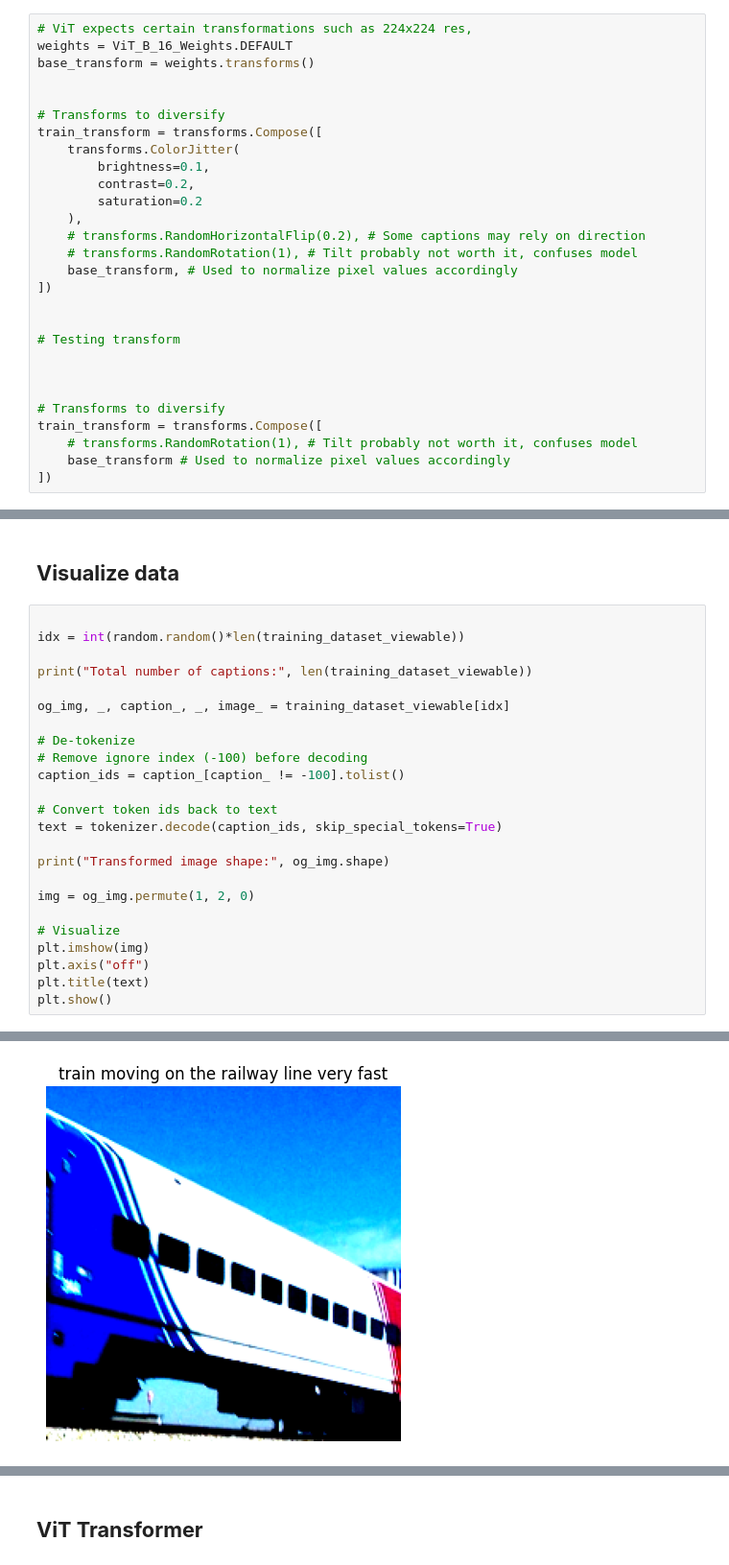
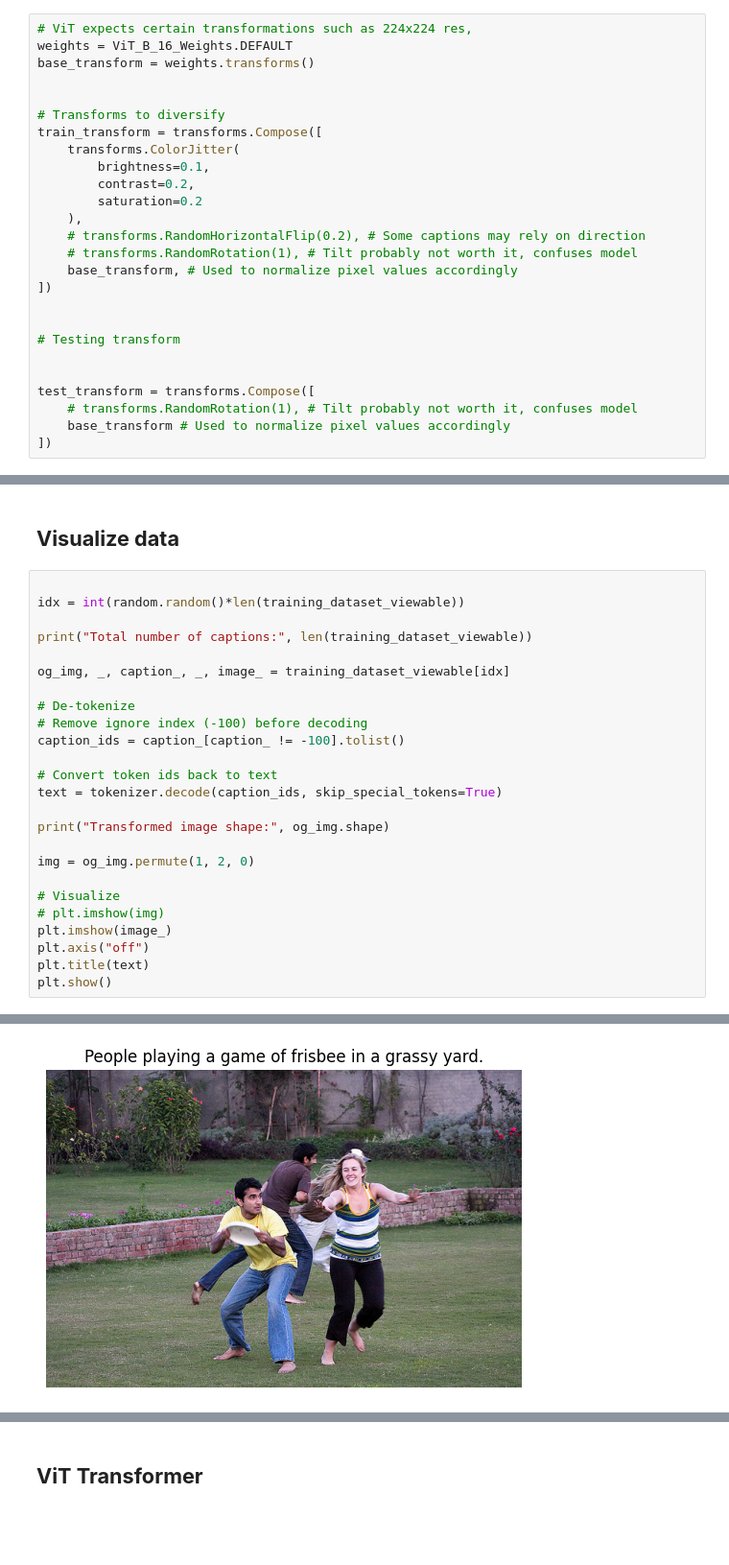
Before and after one commit to KabrG/pupil, a Jupyter notebook: pupil_model.ipynb, the cells around one changed output, grey strips where cells are left out. Shown at 96% size. Cells and saved outputs as stored; diff of their text form; blank space fills up the shorter version.

```diff
--- a/pupil_model.ipynb
+++ b/pupil_model.ipynb
@@ -217,9 +231,7 @@ train_transform = transforms.Compose([
 # Testing transform
 
 
-
-# Transforms to diversify
-train_transform = transforms.Compose([
+test_transform = transforms.Compose([
     # transforms.RandomRotation(1), # Tilt probably not worth it, confuses model
     base_transform # Used to normalize pixel values accordingly
 ])
@@ -297,7 +336,8 @@ print("Transformed image shape:", og_img.shape)
 img = og_img.permute(1, 2, 0)
 
 # Visualize
-plt.imshow(img)
+# plt.imshow(img)
+plt.imshow(image_)
 plt.axis("off")
 plt.title(text)
 plt.show()
@@ -308,4 +347,4 @@ Transformed image shape: torch.Size([3, 224, 224])
-[figure, old version]
+[figure, new version]
 # %%
 # Visualize
 plt.imshow(image_)
```
Also changed, not shown: parts of 32 cells of this notebook.
